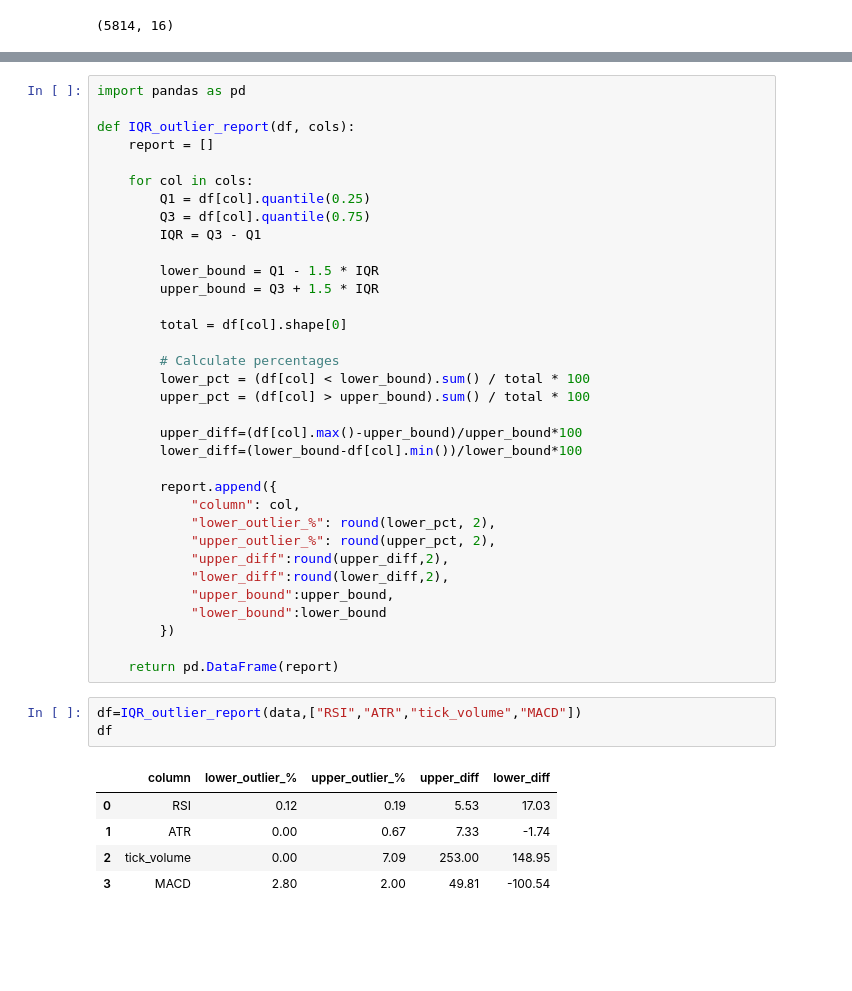
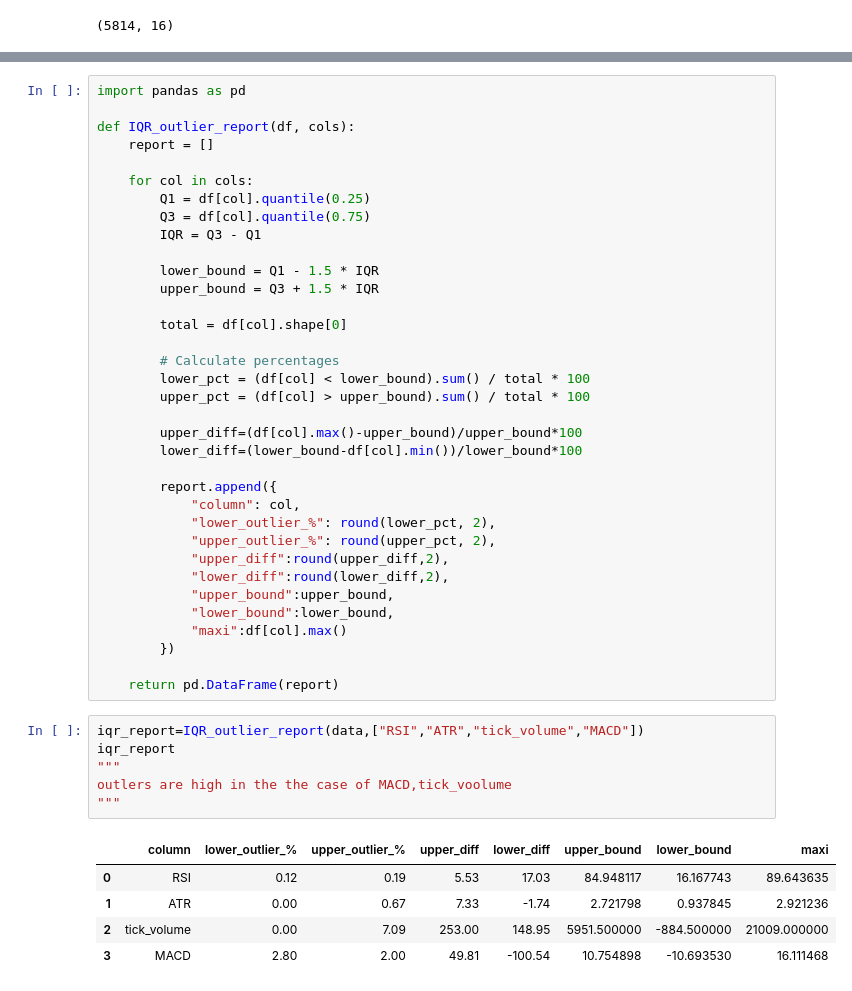
Before and after one commit to Praneeth2025/Stock-Market-Predictor, a Jupyter notebook: project_root/notebooks/02_Feature_Engg.ipynb, the cells around one changed output, grey strips where cells are left out. Cells and saved outputs as stored; diff of their text form; blank space fills up the shorter version.

```diff
--- a/project_root/notebooks/02_Feature_Engg.ipynb
+++ b/project_root/notebooks/02_Feature_Engg.ipynb
@@ -93,16 +56,20 @@ def IQR_outlier_report(df, cols):
             "upper_diff":round(upper_diff,2),
             "lower_diff":round(lower_diff,2),
             "upper_bound":upper_bound,
-            "lower_bound":lower_bound
+            "lower_bound":lower_bound,
+            "maxi":df[col].max()
         })
 
     return pd.DataFrame(report)
 # %%
-df=IQR_outlier_report(data,["RSI","ATR","tick_volume","MACD"])
-df
+iqr_report=IQR_outlier_report(data,["RSI","ATR","tick_volume","MACD"])
+iqr_report
+"""
+outlers are high in the the case of MACD,tick_voolume
+"""
 # %% [output]
-|  | column | lower_outlier_% | upper_outlier_% | upper_diff | lower_diff |
-| 0 | RSI | 0.12 | 0.19 | 5.53 | 17.03 |
-| 1 | ATR | 0.00 | 0.67 | 7.33 | -1.74 |
-| 2 | tick_volume | 0.00 | 7.09 | 253.00 | 148.95 |
-| 3 | MACD | 2.80 | 2.00 | 49.81 | -100.54 |
+|  | column | lower_outlier_% | upper_outlier_% | upper_diff | lower_diff | upper_bound | lower_bound | maxi |
+| 0 | RSI | 0.12 | 0.19 | 5.53 | 17.03 | 84.948117 | 16.167743 | 89.643635 |
+| 1 | ATR | 0.00 | 0.67 | 7.33 | -1.74 | 2.721798 | 0.937845 | 2.921236 |
+| 2 | tick_volume | 0.00 | 7.09 | 253.00 | 148.95 | 5951.500000 | -884.500000 | 21009.000000 |
+| 3 | MACD | 2.80 | 2.00 | 49.81 | -100.54 | 10.754898 | -10.693530 | 16.111468 |
```
Also changed, not shown: parts of 20 cells of this notebook, 7 other files.
